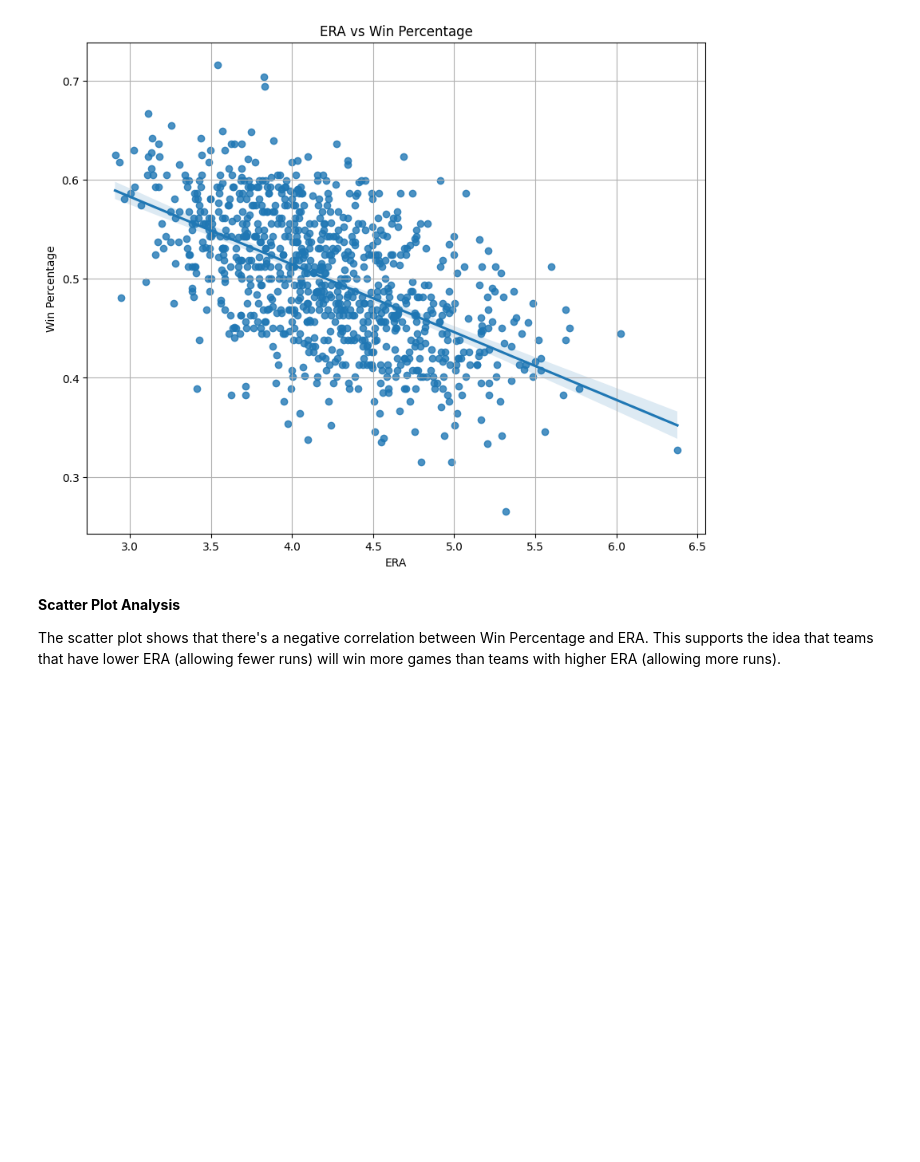
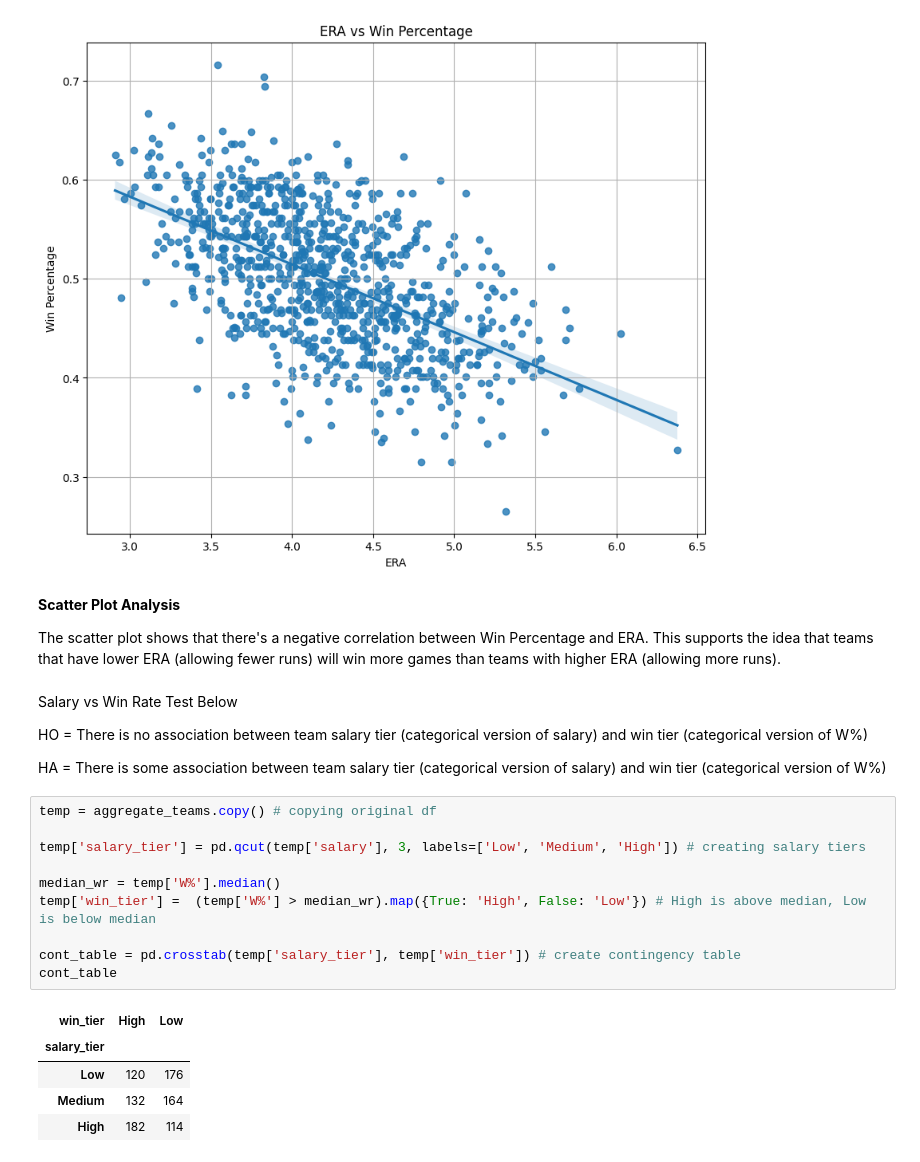
Before and after one commit to Charipi/CMSC320_Final, a Jupyter notebook: main.ipynb, the cells around one changed output. Saved outputs shown, nothing was run; the diff lists cells and outputs as text; blank space fills up the shorter version.

```diff
--- a/main.ipynb
+++ b/main.ipynb
@@ -147,3 +147,25 @@ plt.show()
 **Scatter Plot Analysis**
 
 The scatter plot shows that there's a negative correlation between Win Percentage and ERA. This supports the idea that teams that have lower ERA (allowing fewer runs) will win more games than teams with higher ERA (allowing more runs).
+# %% [markdown]
+Salary vs Win Rate Test Below
+
+HO = There is no association between team salary tier (categorical version of salary) and win tier (categorical version of W%)
+
+HA = There is some association between team salary tier (categorical version of salary) and win tier (categorical version of W%)
+# %%
+temp = aggregate_teams.copy() # copying original df
+
+temp['salary_tier'] = pd.qcut(temp['salary'], 3, labels=['Low', 'Medium', 'High']) # creating salary tiers
+
+median_wr = temp['W%'].median()
+temp['win_tier'] =  (temp['W%'] > median_wr).map({True: 'High', False: 'Low'}) # High is above median, Low is below median
+
+cont_table = pd.crosstab(temp['salary_tier'], temp['win_tier']) # create contingency table
+cont_table
+# %% [output]
+| win_tier | High | Low |
+| salary_tier |  |  |
+| Low | 120 | 176 |
+| Medium | 132 | 164 |
+| High | 182 | 114 |
```
Also changed, not shown: parts of 3 cells of this notebook.
